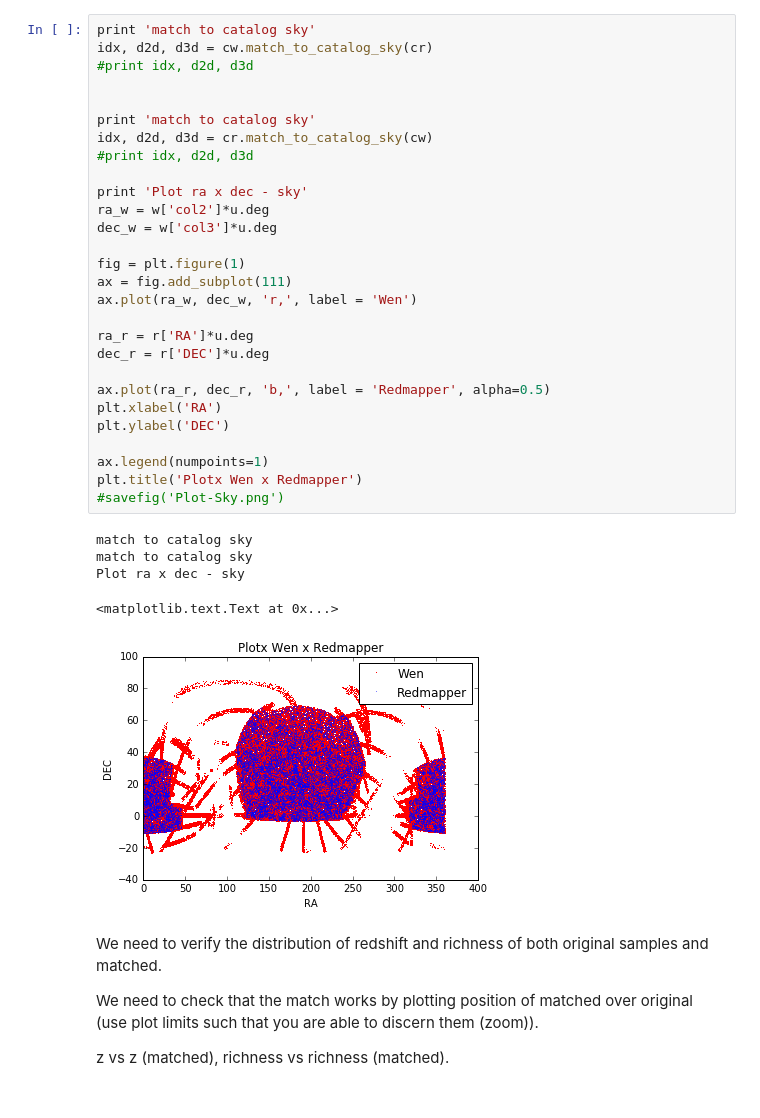
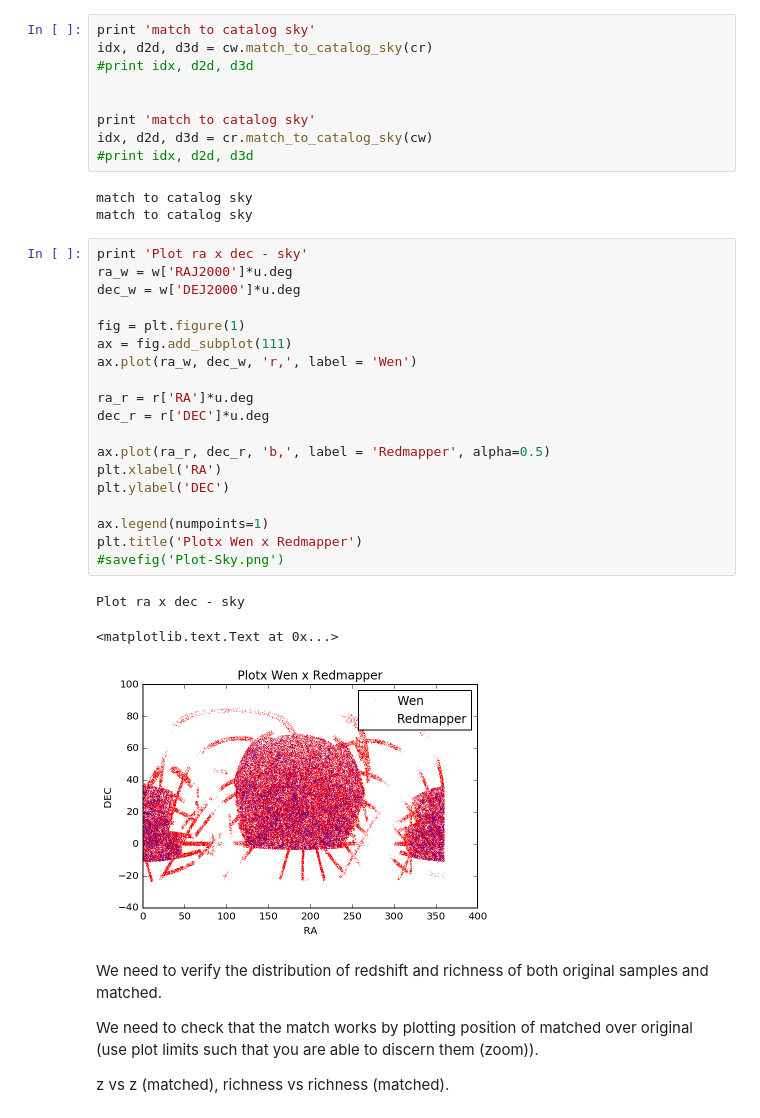
Before and after one commit to clusteron/comparison, a Jupyter notebook: table.ipynb, the cells around one changed output. Saved outputs shown, nothing was run; the diff lists cells and outputs as text.

Commit message:
adicionando novos plots

```diff
--- a/table.ipynb
+++ b/table.ipynb
@@ -36,37 +48,38 @@ plt.xlabel('z', fontsize='20')
+# %%
+print 'match to catalog sky'
+idx, d2d, d3d = cw.match_to_catalog_sky(cr)
+#print idx, d2d, d3d
+
+
+print 'match to catalog sky'
+idx, d2d, d3d = cr.match_to_catalog_sky(cw)
+#print idx, d2d, d3d
+# %% [output]
+match to catalog sky
+match to catalog sky
 # %%
-print 'match to catalog sky'
-idx, d2d, d3d = cw.match_to_catalog_sky(cr)
-#print idx, d2d, d3d
-
-
-print 'match to catalog sky'
-idx, d2d, d3d = cr.match_to_catalog_sky(cw)
-#print idx, d2d, d3d
-
 print 'Plot ra x dec - sky'
-ra_w = w['col2']*u.deg
-dec_w = w['col3']*u.deg
+ra_w = w['RAJ2000']*u.deg
+dec_w = w['DEJ2000']*u.deg
 
 fig = plt.figure(1)
 ax = fig.add_subplot(111)
 ax.plot(ra_w, dec_w, 'r,', label = 'Wen')
 
 ra_r = r['RA']*u.deg
 dec_r = r['DEC']*u.deg
 
 ax.plot(ra_r, dec_r, 'b,', label = 'Redmapper', alpha=0.5)
 plt.xlabel('RA')
 plt.ylabel('DEC')
 
 ax.legend(numpoints=1)
 plt.title('Plotx Wen x Redmapper')
 #savefig('Plot-Sky.png')
 # %% [output]
-match to catalog sky
-match to catalog sky
 Plot ra x dec - sky
 <matplotlib.text.Text at 0x...>
-[figure, old version]
+[figure, new version]
 # %% [markdown]
 We need to verify the distribution of redshift and richness of both original samples and matched.
 
```
Also changed, not shown: parts of 15 cells of this notebook.
